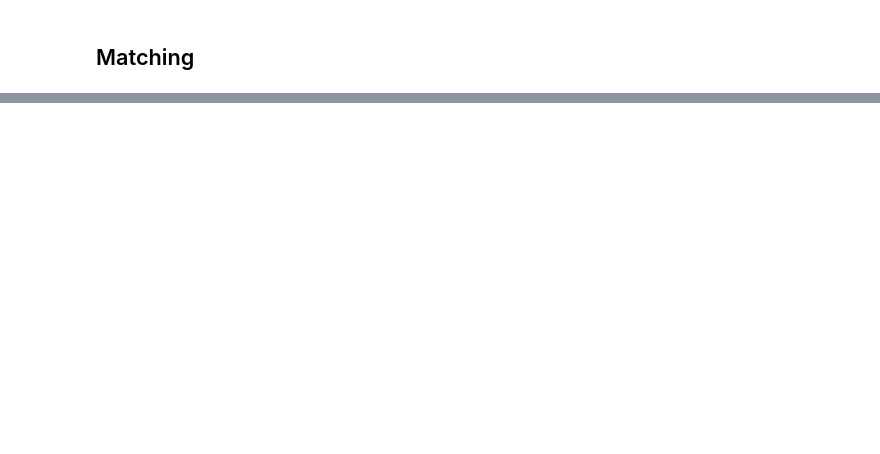
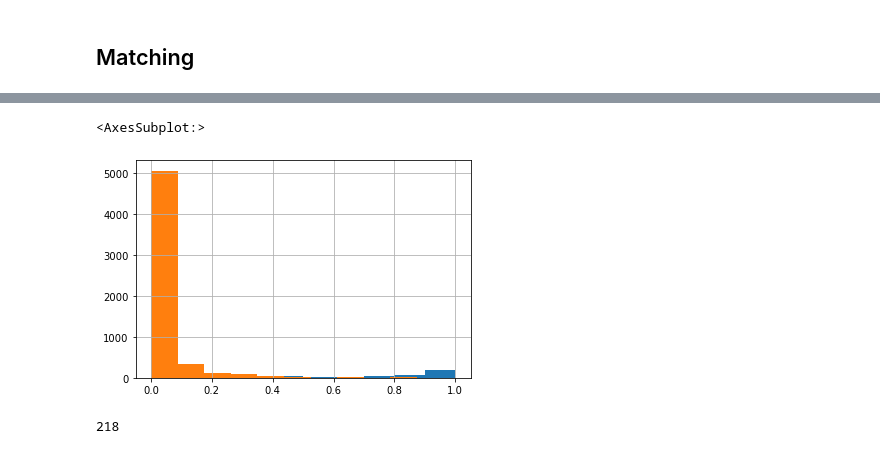
Before and after one commit to epfl-ada/ada-2020-project-milestone-p3-p3_limonada, a Jupyter notebook: creative_extension.ipynb, the cells around one changed output, grey strips where cells are left out. Drawn from its saved outputs; the diff is of its cells as text; code cells hidden in the pictures; blank space fills up the shorter version.

```diff
--- a/creative_extension.ipynb
+++ b/creative_extension.ipynb
@@ -1179,6 +1178,6 @@ mod = smf.logit(formula='oil33 ~ ' + ' + '.join(top_no_gini_no_fuelexp), data=no
 res = mod.fit()
 
 # Extract the estimated propensity scores
-pred_no_gini = res.predict()
+no_gini_matching.loc[:,('propensity_score')] =res.predict()
 # %% [output]
 Optimization terminated successfully.
@@ -1205,0 +1248,6 @@ len(pred_no_gini[pred_no_gini > 0.5])/len(pred_no_gini)
+# %%
+treatment_df['propensity_score'].hist()
+control_df['propensity_score'].hist()
+# %% [output]
+<AxesSubplot:>
+[figure, added]
@@ -1205,0 +1256,4 @@ len(pred_no_gini[pred_no_gini > 0.5])/len(pred_no_gini)
+# %%
+len(match_no_gini)
+# %% [output]
+218
```
Also changed, not shown: parts of 37 cells of this notebook.
